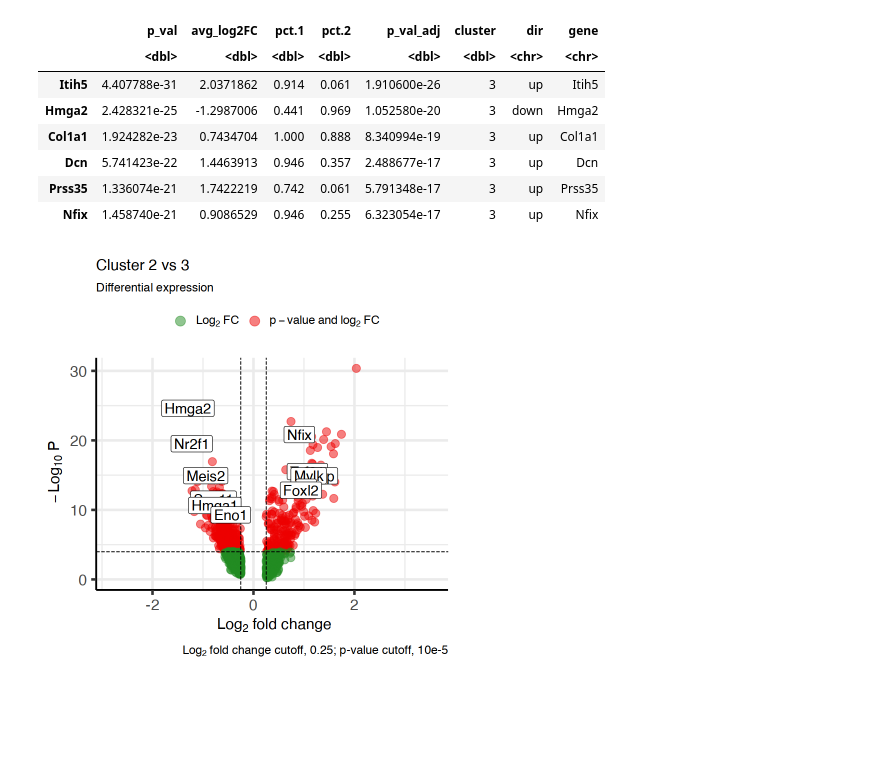
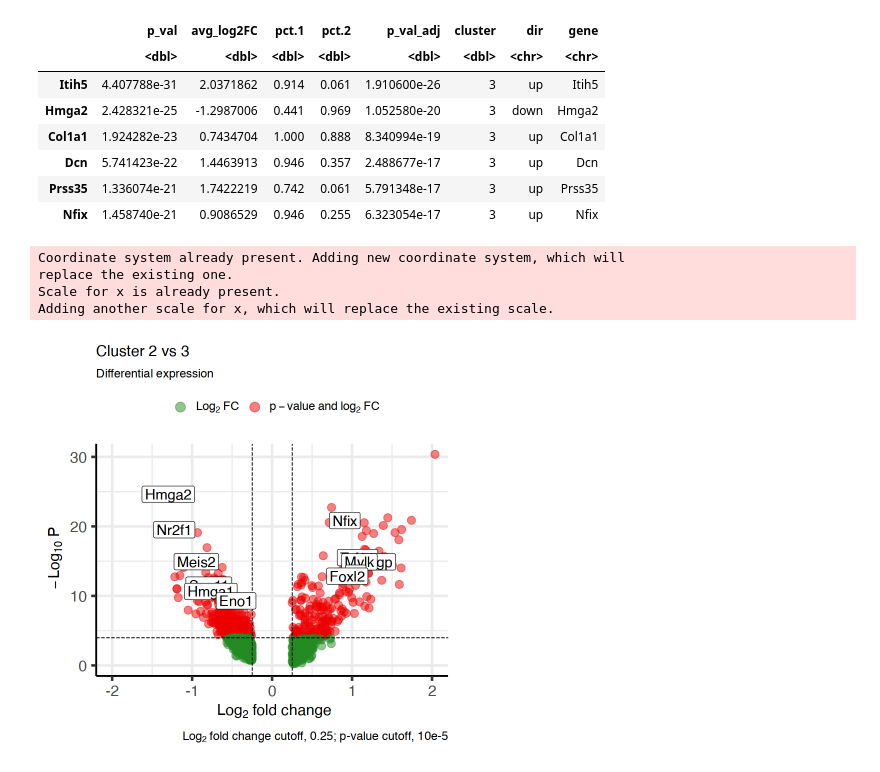
Before and after one commit to bowleslab/ovary, a Jupyter notebook: Report 2. Differential expression analysis -Mesenchymal Stevant et al. 2019.ipynb, the cells around one changed output. Cells and saved outputs as stored; diff of their text form; code cells hidden in the pictures; blank space fills up the shorter version.

```diff
--- a/Report 2. Differential expression analysis -Mesenchymal Stevant et al. 2019.ipynb
+++ b/Report 2. Differential expression analysis -Mesenchymal Stevant et al. 2019.ipynb
@@ -576,24 +585,33 @@ A data.frame: 6 × 8
 # %%
 cluste2_3.DEG.TF <- cluste2_3.DEG_CUT[cluste2_3.DEG_CUT$gene %in% TFinDataset,]
 
 selectLab = rbind(cluste2_3.DEG.TF[cluste2_3.DEG.TF$dir == "up",][1:6,],
                     cluste2_3.DEG.TF[cluste2_3.DEG.TF$dir == "down",][1:6,]
                   )
-EnhancedVolcano(cluste2_3.DEG,
+p1 <-EnhancedVolcano(cluste2_3.DEG,
                 lab = cluste2_3.DEG$gene,
                 selectLab = selectLab$gene,
                 boxedLabels = TRUE,
                 x = 'avg_log2FC',
                 y = 'p_val',
                 ylim = 0,
                 title = 'Cluster 2 vs 3',
                 pCutoff = 10e-5,
                 FCcutoff = 0.25,
                 pointSize = 4.0,
                 labSize = 6.0,
                 labCol = 'black',
                 labFace = 'bold',
                 caption = bquote(~Log[2]~ "fold change cutoff, 0.25; p-value cutoff, 10e-5"),
                 subtitle = "Differential expression")
+
+p1 +
+    ggplot2::coord_cartesian(xlim=c(-2, 2)) +
+    ggplot2::scale_x_continuous(
+      breaks=seq(-2,2, 1))
 # %% [output]
+Coordinate system already present. Adding new coordinate system, which will
+replace the existing one.
+Scale for x is already present.
+Adding another scale for x, which will replace the existing scale.
-[figure, old version]
+[figure, new version]
```
Also changed, not shown: parts of 1 cell of this notebook.
